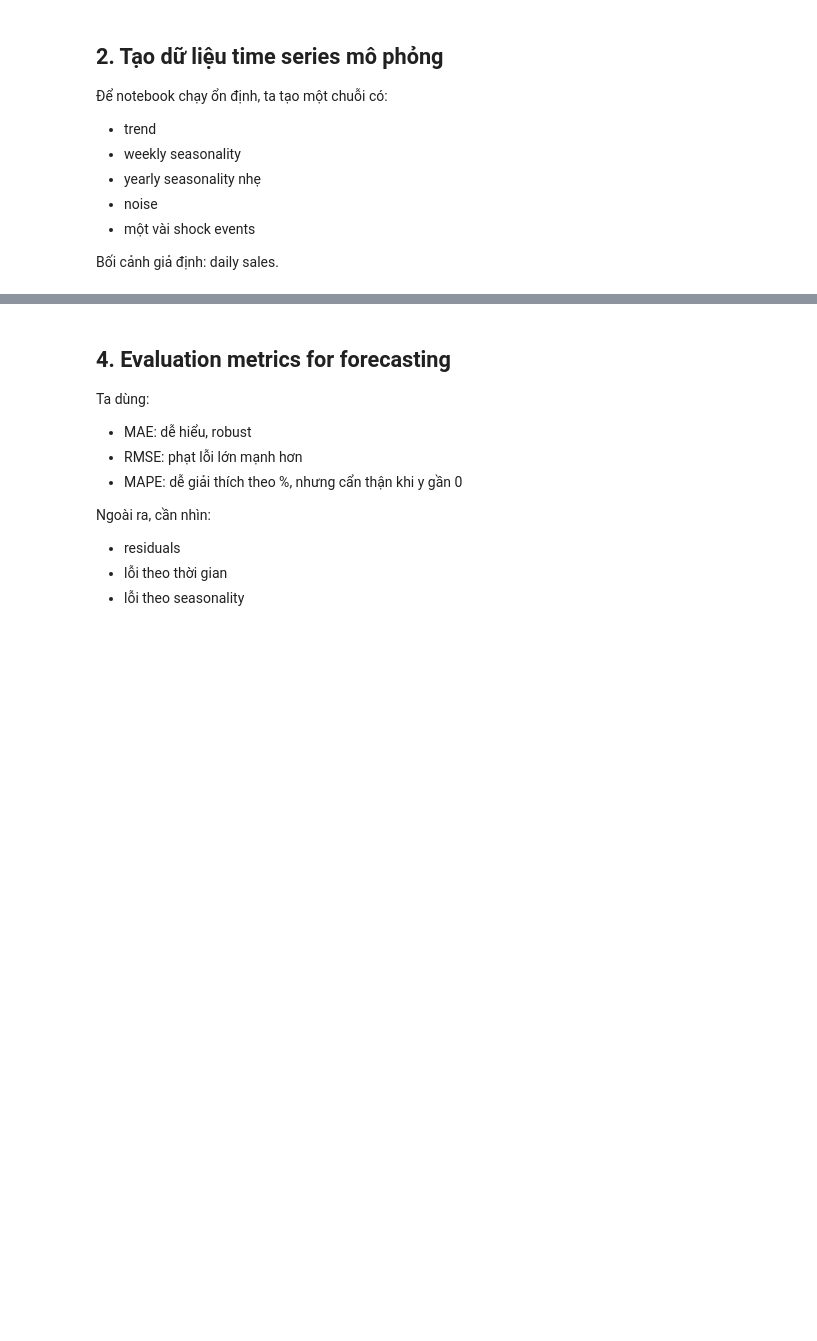
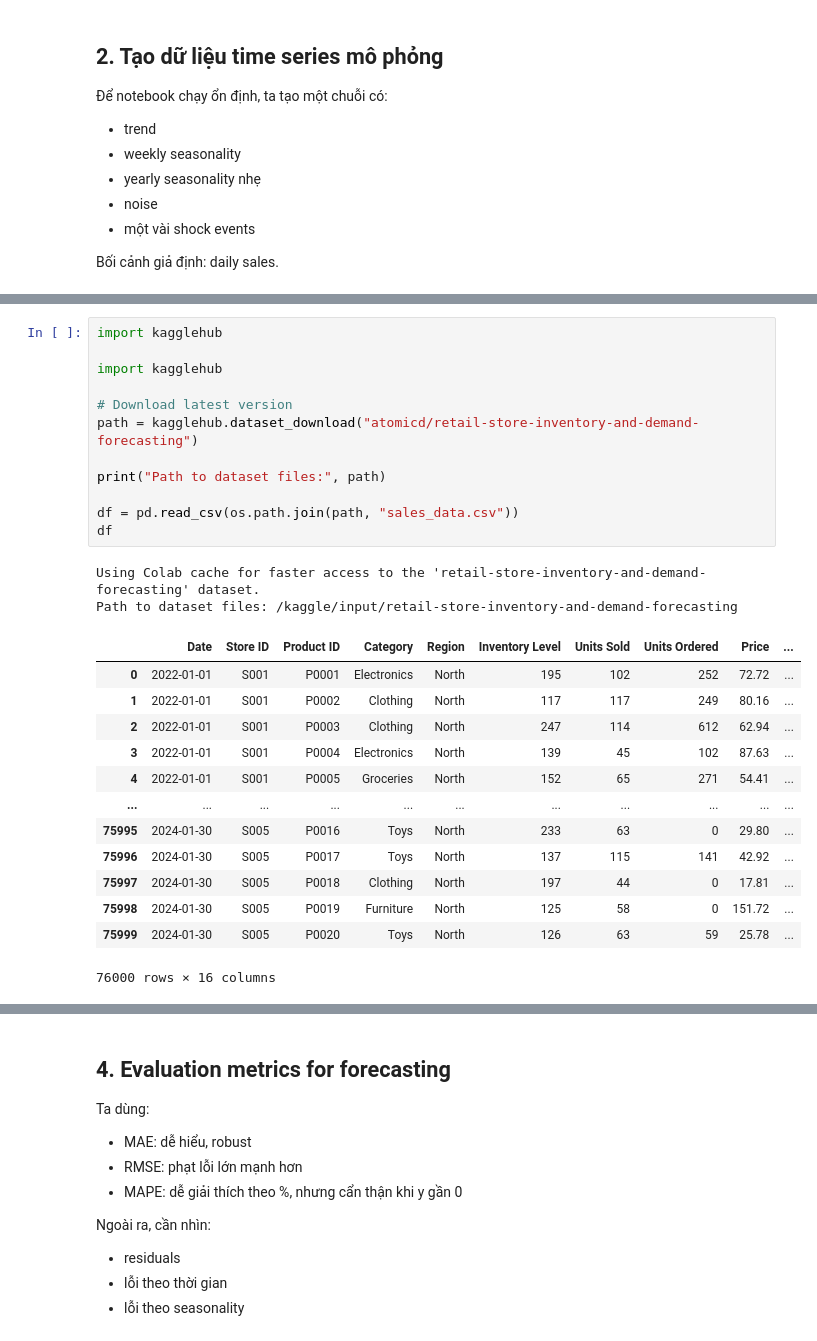
Before and after one commit to ngyxntthaoo/IS6404.CH201-Phan-tich-du-lieu-nang-cao, a Jupyter notebook: Lab04c_Lec06_TimeSeries_ML_Forecasting_PTDL.ipynb, the cells around one changed output, grey strips where cells are left out. Drawn from its saved outputs; the diff is of its cells as text; blank space fills up the shorter version.

Commit message:
Được tạo bằng Colab

```diff
--- a/Lab04c_Lec06_TimeSeries_ML_Forecasting_PTDL.ipynb
+++ b/Lab04c_Lec06_TimeSeries_ML_Forecasting_PTDL.ipynb
@@ -97 +98,29 @@ df.head()
+# %%
+import kagglehub
+
+import kagglehub
+
+# Download latest version
+path = kagglehub.dataset_download("atomicd/retail-store-inventory-and-demand-forecasting")
+
+print("Path to dataset files:", path)
+
+df = pd.read_csv(os.path.join(path, "sales_data.csv"))
+df
+# %% [output]
+Using Colab cache for faster access to the 'retail-store-inventory-and-demand-forecasting' dataset.
+Path to dataset files: /kaggle/input/retail-store-inventory-and-demand-forecasting
+|  | Date | Store ID | Product ID | Category | Region | Inventory Level | Units Sold | Units Ordered | Price | ... |
+| 0 | 2022-01-01 | S001 | P0001 | Electronics | North | 195 | 102 | 252 | 72.72 | ... |
+| 1 | 2022-01-01 | S001 | P0002 | Clothing | North | 117 | 117 | 249 | 80.16 | ... |
+| 2 | 2022-01-01 | S001 | P0003 | Clothing | North | 247 | 114 | 612 | 62.94 | ... |
+| 3 | 2022-01-01 | S001 | P0004 | Electronics | North | 139 | 45 | 102 | 87.63 | ... |
+| 4 | 2022-01-01 | S001 | P0005 | Groceries | North | 152 | 65 | 271 | 54.41 | ... |
+| ... | ... | ... | ... | ... | ... | ... | ... | ... | ... | ... |
+| 75995 | 2024-01-30 | S005 | P0016 | Toys | North | 233 | 63 | 0 | 29.80 | ... |
+| 75996 | 2024-01-30 | S005 | P0017 | Toys | North | 137 | 115 | 141 | 42.92 | ... |
+| 75997 | 2024-01-30 | S005 | P0018 | Clothing | North | 197 | 44 | 0 | 17.81 | ... |
+| 75998 | 2024-01-30 | S005 | P0019 | Furniture | North | 125 | 58 | 0 | 151.72 | ... |
+| 75999 | 2024-01-30 | S005 | P0020 | Toys | North | 126 | 63 | 59 | 25.78 | ... |
+76000 rows × 16 columns
 # %%
```
Also changed, not shown: parts of 25 cells of this notebook.
